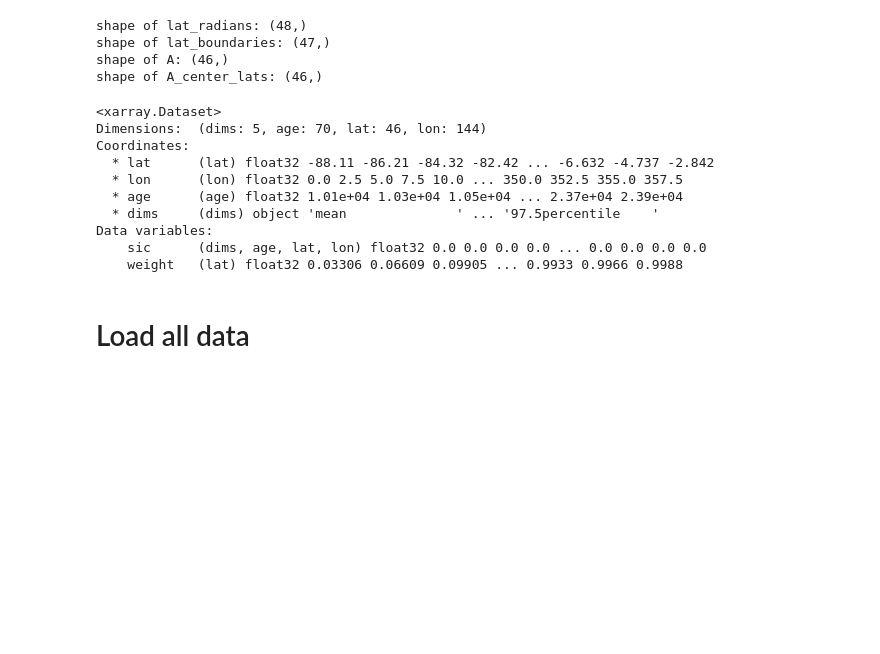
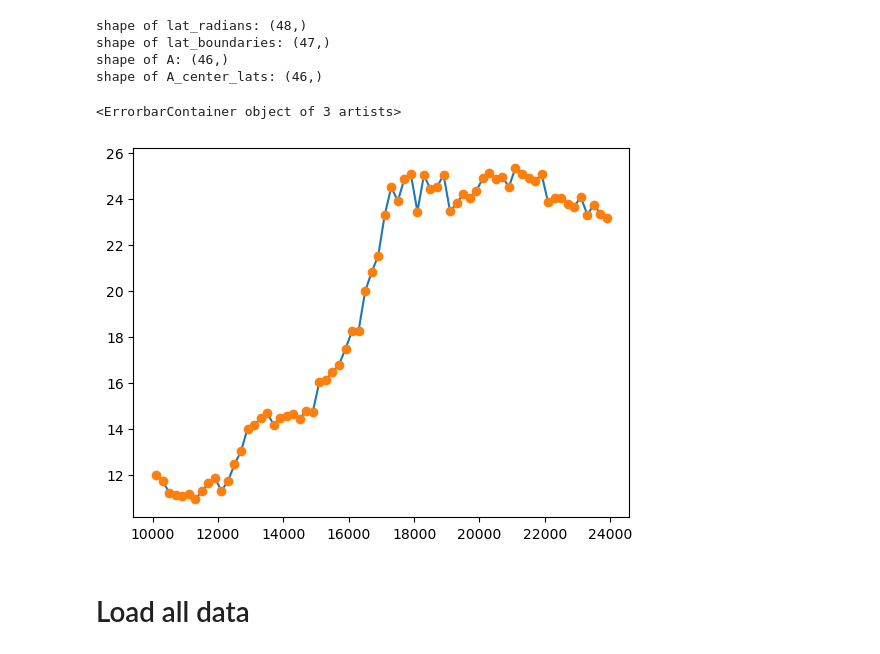
Before and after one commit to Peisong-Zheng/Last_deglaciation, a Jupyter notebook: Figure3_v12.ipynb, the cells around one changed output. Cells and saved outputs as stored; diff of their text form; code cells hidden in the pictures; blank space fills up the shorter version.

```diff
--- a/Figure3_v12.ipynb
+++ b/Figure3_v12.ipynb
@@ -76,11 +242,11 @@ A_xr = xr.DataArray(A, dims=["lat"], coords={"lat": A_center_lats})
 
 # Step 2: Multiply sic data at dim=0 with A
 # Selecting the mean sea ice concentration (sic at dim=0)
-sic_mean = ds_seaice_subset_reduced['sic'][0, :, :]
+sic = ds_seaice_subset_reduced['sic'][0, :, :]
 
 
 # Multiplying sic with A
-sic_area = sic_mean * A_xr
+sic_area = sic * A_xr
 
 # Step 3: Sum up the resulting product over the latitude (and longitude, if needed)
 LGMR_sic_area = sic_area.sum(dim=["lat", "lon"]).values/1e6
@@ -91,14 +257,15 @@ LGMR_sic_area=np.column_stack((ds_seaice_subset_reduced['age'].values,LGMR_sic_a
 
 
 sic_std = ds_seaice_subset_reduced['sic'][2, :, :]
+
 sic_std_area = sic_std * A_xr
-sic_variance_area = sic_std_area**2
-# Sum over latitude and longitude to get the total variance
+sic_variance_area = sic_std_area ** 2
 total_variance = sic_variance_area.sum(dim=["lat", "lon"])
-# Compute the standard deviation by taking the square root of the variance
-total_std_dev = np.sqrt(total_variance).values / 1e6  # converting km^2 to million km^2
+total_std_dev = np.sqrt(total_variance).values / 1e6  # Convert as needed
+
 # Combine with ages for final output if necessary
 LGMR_sic_std = np.column_stack((ds_seaice_subset_reduced['age'].values, total_std_dev))
+
 
 # save the LGMR_sic_area using pickle
 import pickle
@@ -113,19 +280,14 @@ shape of lat_radians: (48,)
 shape of lat_boundaries: (47,)
 shape of A: (46,)
 shape of A_center_lats: (46,)
-# %%
-ds_seaice_subset_reduced
-# %% [output]
-<xarray.Dataset>
-Dimensions:  (dims: 5, age: 70, lat: 46, lon: 144)
-Coordinates:
-  * lat      (lat) float32 -88.11 -86.21 -84.32 -82.42 ... -6.632 -4.737 -2.842
-  * lon      (lon) float32 0.0 2.5 5.0 7.5 10.0 ... 350.0 352.5 355.0 357.5
-  * age      (age) float32 1.01e+04 1.03e+04 1.05e+04 ... 2.37e+04 2.39e+04
-  * dims     (dims) object 'mean              ' ... '97.5percentile    '
-Data variables:
-    sic      (dims, age, lat, lon) float32 0.0 0.0 0.0 0.0 ... 0.0 0.0 0.0 0.0
-    weight   (lat) float32 0.03306 0.06609 0.09905 ... 0.9933 0.9966 0.9988
+# %%
+# plot the LGMR_sic_area
+import matplotlib.pyplot as plt
+plt.plot(LGMR_sic_area[:,0], LGMR_sic_area[:,1])
+plt.errorbar(LGMR_sic_std[:,0], LGMR_sic_area[:,1], yerr=LGMR_sic_std[:,1], fmt='o')
+# %% [output]
+<ErrorbarContainer object of 3 artists>
+[figure, added]
 # %% [markdown]
 # Load all data
 # %%
```
Also changed, not shown: parts of 5 cells of this notebook, 1 other file.
